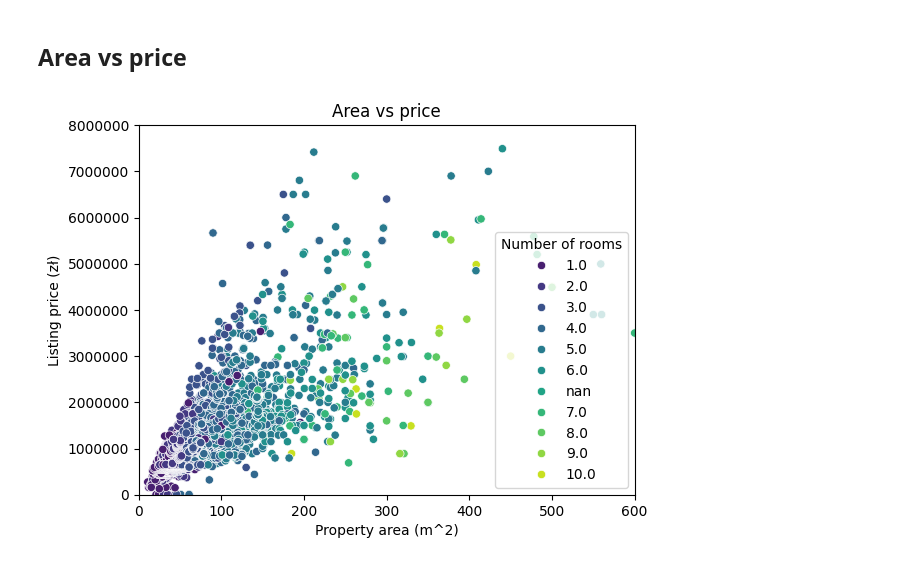
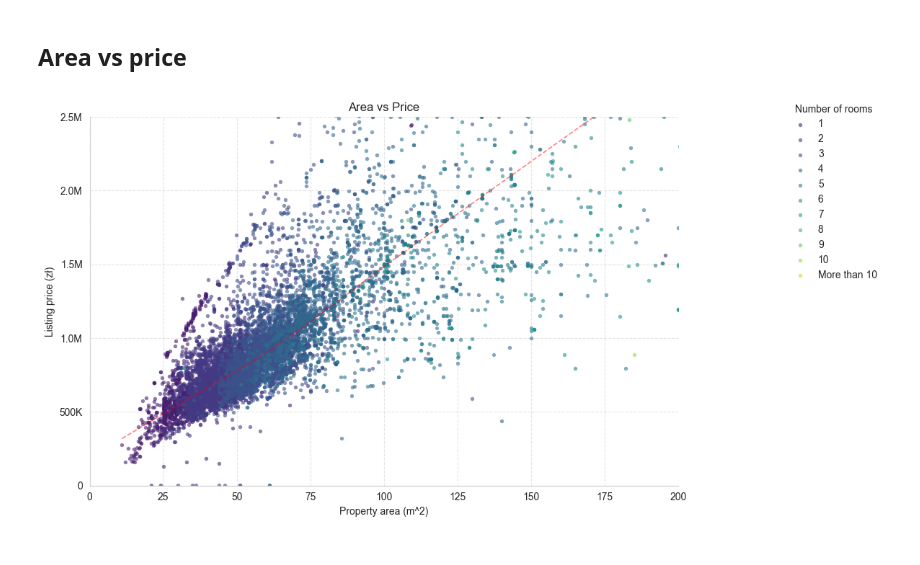
Before and after one commit to Brozi/Otodom-Scraper, a Jupyter notebook: listing-scraper/1.0-jb-eda.ipynb, the cells around one changed output. Saved outputs shown, nothing was run; the diff lists cells and outputs as text; code cells hidden in the pictures.

Commit message:
feat: add area vs price and build year vs rent plots

```diff
--- a/listing-scraper/1.0-jb-eda.ipynb
+++ b/listing-scraper/1.0-jb-eda.ipynb
@@ -18,5 +22,16 @@ df.tail()
 | 13120 | 69dff3d0d4179cd5b6f71fdf | NaN | NaN | NaN | NaN | NaN | NaN | ... |
 | 13121 | 69dff3d0d4179cd5b6f71fe0 | NaN | NaN | NaN | NaN | NaN | NaN | ... |
 | 13122 | 69dff3d9d4179cd5b6f71fe1 | NaN | NaN | NaN | NaN | NaN | NaN | ... |
+# %%
+#Pomocnicza funkcja formatująca
+def format_millions(x, pos):
+    if x >= 1000000:
+        return f'{x / 1000000:.1f}M'
+    elif x >= 1000:
+        return f'{int(x / 1000)}K'
+    else:
+        return str(int(x))
+#Porządek kategorii pokojów
+correct_order = ['1', '2', '3', '4', '5', '6', '7', '8', '9', '10', 'More than 10']
 # %% [markdown]
 # Czyszczenie danych
@@ -26,0 +81,3 @@ df['rooms_discrete'] = df['rooms'].astype(str)
+# %%
+df['rent'] = df['rent'].mask((df['rent'] <= 20) & (df['property_type']!='house'), np.nan)
+#df[df['property_type']=='house']['rent'].value_counts(dropna=False)
@@ -176,18 +244,41 @@ Name: price_per_meter, dtype: float64
 # %% [markdown]
 ## Area vs price
 # %%
-sorted_rooms = sorted(df['rooms_discrete'].unique(), key=float)
-area_price = sns.scatterplot(data=df, x='area', y='price',
+sns.set_style("whitegrid")
+area_price = sns.lmplot(data=df, x='area', y='price',
                              hue='rooms_discrete',
                              palette='viridis',
-                             hue_order=sorted_rooms)
-area_price.legend_.set_title('Number of rooms')
-plt.title("Area vs price")
-plt.xlabel("Property area (m^2)")
-plt.ylabel("Listing price (zł)")
-plt.ticklabel_format(style='plain', axis='y')
-plt.xlim(0,600)
-plt.ylim(0,8000000)
+                        height=6,
+                        aspect=1.5,
+                        ci=None, # Set to 95 if you want the shaded confidence interval
+                        scatter_kws={'alpha': 0.6, 's': 15, 'linewidths': 0}, # Controls the dots
+                        fit_reg=False   # Controls the lines
+                       )
+
+for ax in area_price.axes.flat:
+    sns.regplot(
+        data=df,
+        x='area',
+        y='price',
+        ax=ax,
+        scatter=False,
+        lowess=True,# Don't draw the dots a second time
+        color='red',   # Distinct color for the global average
+        ci=None,
+        line_kws={'linewidth': 1.2, 'alpha': 0.5, 'linestyle': '--', 'label': 'Global Average'}
+    )
+
+area_price.set_axis_labels("Property area (m^2)", "Listing price (zł)")
+area_price.set(
+    xlim=(0, 200),
+    ylim=(0, 2500000),
+    title="Area vs Price"
+)
+
+for ax in area_price.axes.flat:
+    ax.yaxis.set_major_formatter(FuncFormatter(format_millions))
+    ax.grid(True, linestyle='--', alpha=0.5)
+sns.move_legend(area_price, "upper left", bbox_to_anchor=(1, 1), title='Number of rooms')
 plt.show()
 # %% [output]
-[figure, old version]
+[figure, new version]
```
Also changed, not shown: parts of 14 cells of this notebook.
